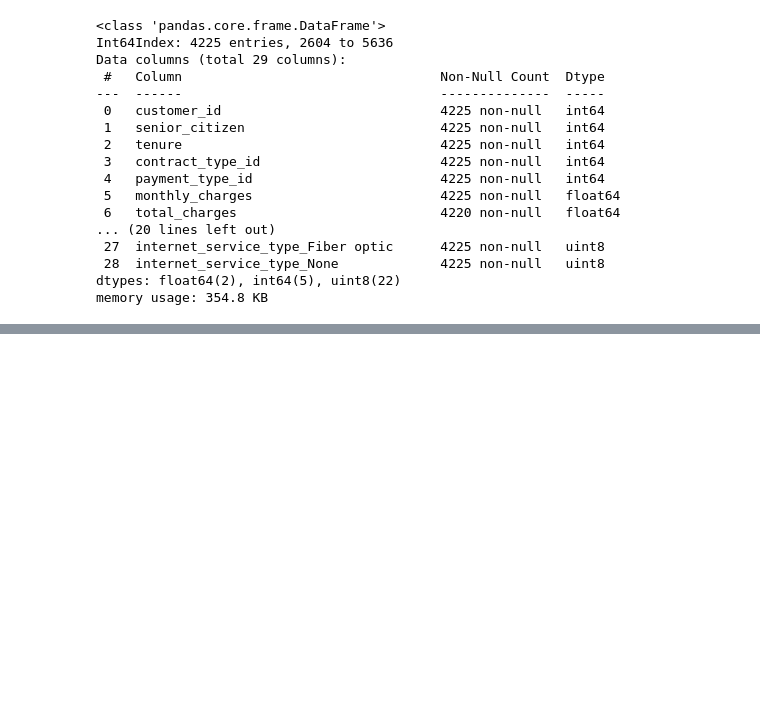
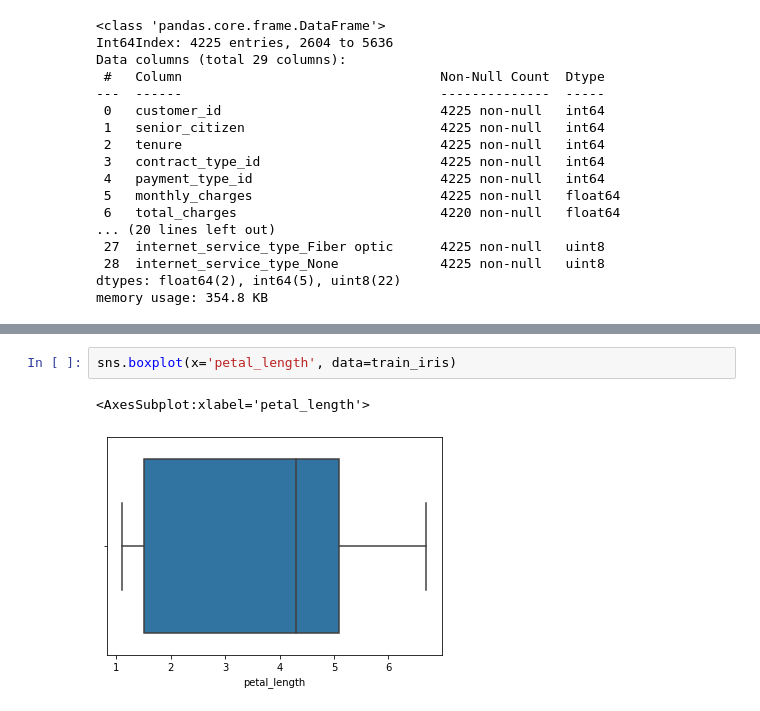
Before and after one commit to dashbringhurst/classification-exercises, a Jupyter notebook: classification_exercises.ipynb, the cells around one changed output, grey strips where cells are left out. Saved outputs shown, nothing was run; the diff lists cells and outputs as text; blank space fills up the shorter version.

```diff
--- a/classification_exercises.ipynb
+++ b/classification_exercises.ipynb
@@ -934,0 +1057,5 @@ memory usage: 354.8 KB
+# %%
+sns.boxplot(x='petal_length', data=train_iris)
+# %% [output]
+<AxesSubplot:xlabel='petal_length'>
+[figure, added]
```
Also changed, not shown: parts of 50 cells of this notebook.
